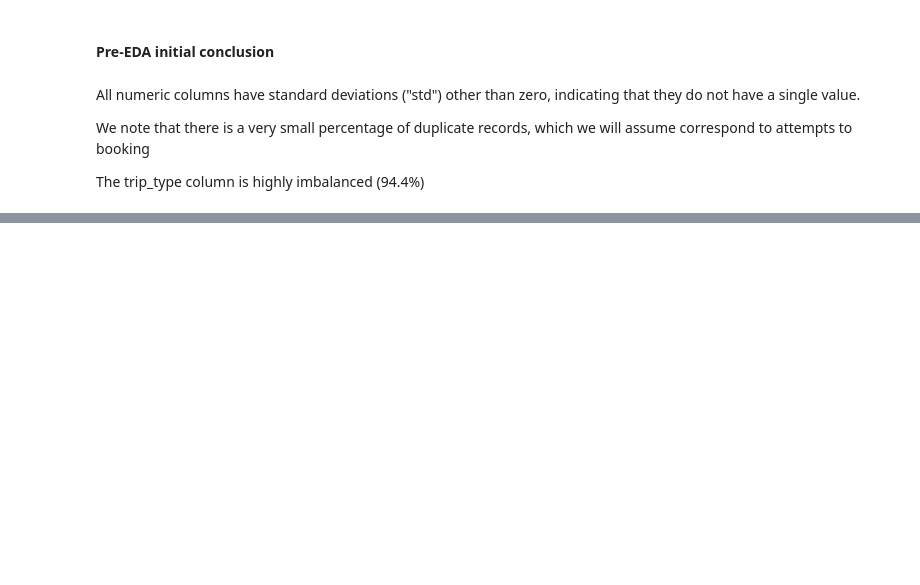
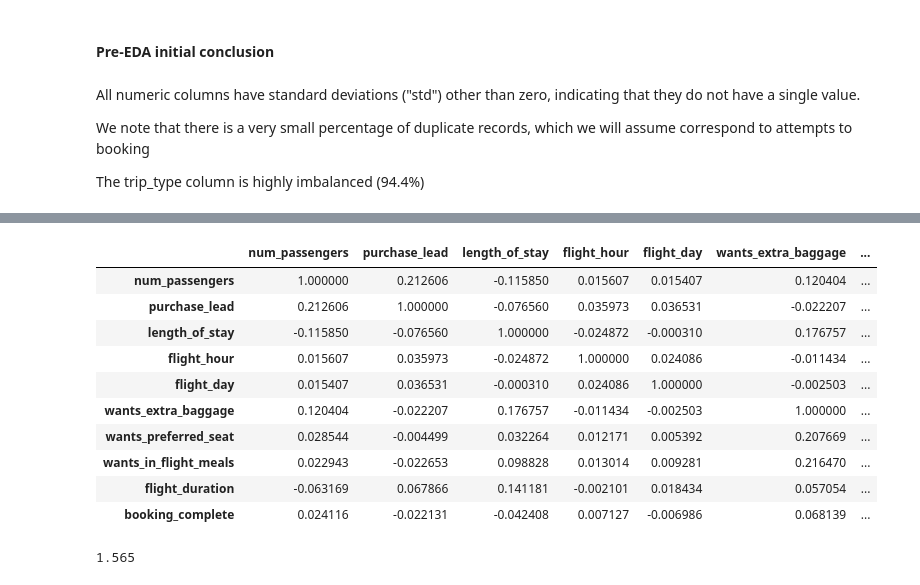
Before and after one commit to dasanmiguelv/supervised-machine-learning, a Jupyter notebook: behaviour-buying/Getting Started.ipynb, the cells around one changed output, grey strips where cells are left out. Drawn from its saved outputs; the diff is of its cells as text; code cells hidden in the pictures; blank space fills up the shorter version.

```diff
--- a/behaviour-buying/Getting Started.ipynb
+++ b/behaviour-buying/Getting Started.ipynb
@@ -123,0 +169,14 @@ The trip_type column is highly imbalanced (94.4%)
+# %%
+corr_matrix
+# %% [output]
+|  | num_passengers | purchase_lead | length_of_stay | flight_hour | flight_day | wants_extra_baggage | ... |
+| num_passengers | 1.000000 | 0.212606 | -0.115850 | 0.015607 | 0.015407 | 0.120404 | ... |
+| purchase_lead | 0.212606 | 1.000000 | -0.076560 | 0.035973 | 0.036531 | -0.022207 | ... |
+| length_of_stay | -0.115850 | -0.076560 | 1.000000 | -0.024872 | -0.000310 | 0.176757 | ... |
+| flight_hour | 0.015607 | 0.035973 | -0.024872 | 1.000000 | 0.024086 | -0.011434 | ... |
+| flight_day | 0.015407 | 0.036531 | -0.000310 | 0.024086 | 1.000000 | -0.002503 | ... |
+| wants_extra_baggage | 0.120404 | -0.022207 | 0.176757 | -0.011434 | -0.002503 | 1.000000 | ... |
+| wants_preferred_seat | 0.028544 | -0.004499 | 0.032264 | 0.012171 | 0.005392 | 0.207669 | ... |
+| wants_in_flight_meals | 0.022943 | -0.022653 | 0.098828 | 0.013014 | 0.009281 | 0.216470 | ... |
+| flight_duration | -0.063169 | 0.067866 | 0.141181 | -0.002101 | 0.018434 | 0.057054 | ... |
+| booking_complete | 0.024116 | -0.022131 | -0.042408 | 0.007127 | -0.006986 | 0.068139 | ... |
@@ -123,0 +185,4 @@ The trip_type column is highly imbalanced (94.4%)
+# %%
+abs(a)
+# %% [output]
+1.565
```
Also changed, not shown: parts of 8 cells of this notebook.
